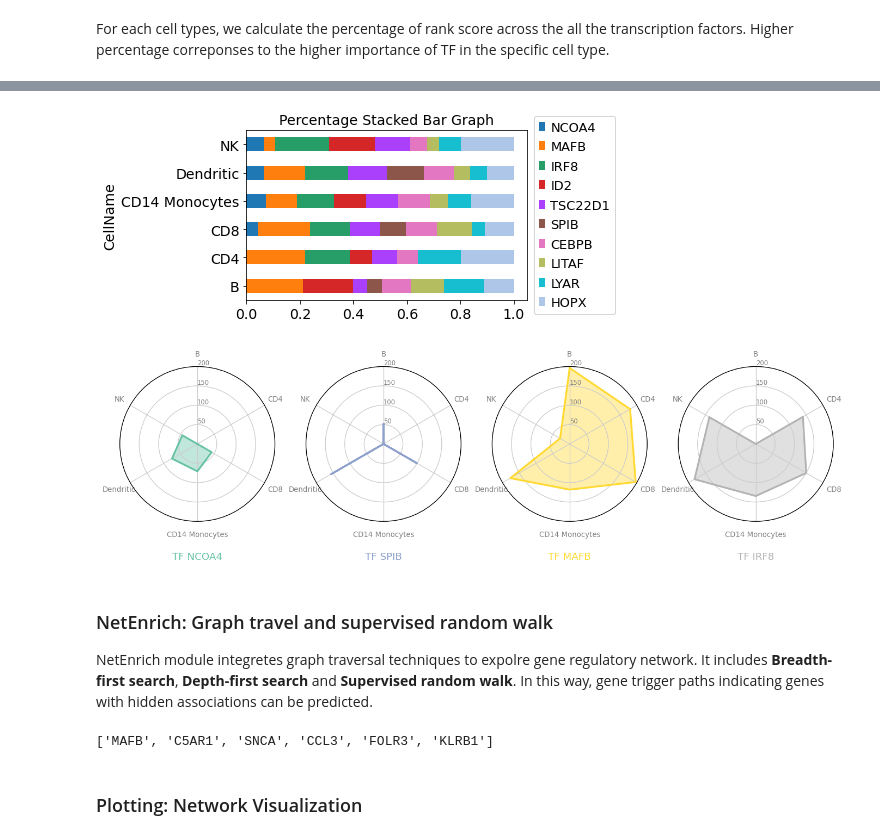
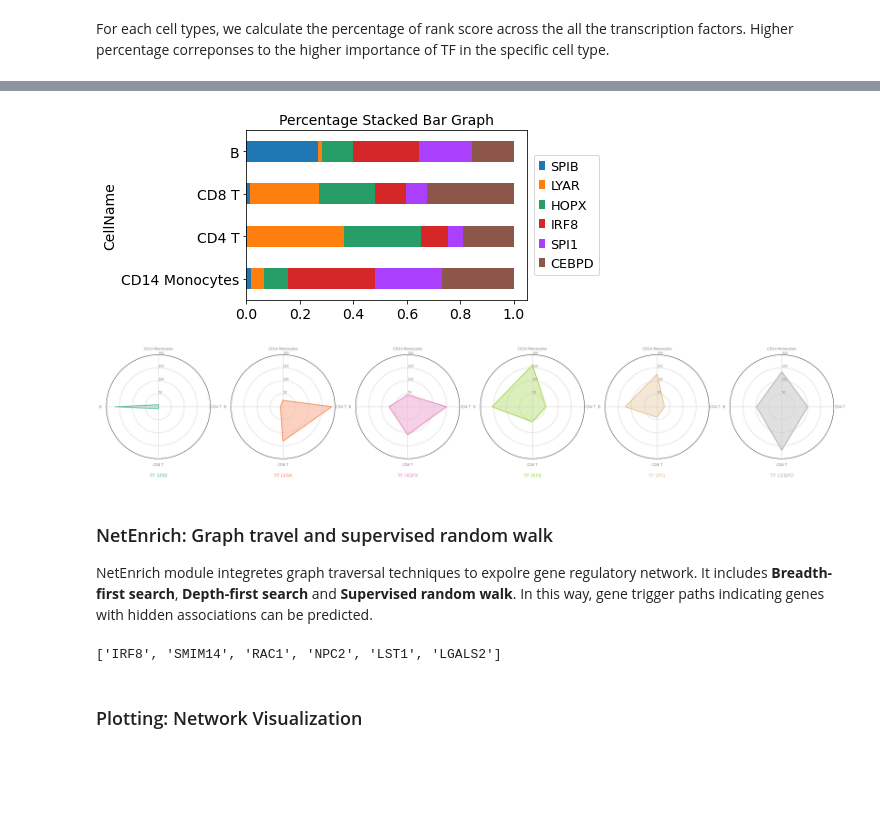
Before and after one commit to MingBit/PySCNet, a Jupyter notebook: tutorial/pyscnet_scanpy.ipynb, the cells around one changed output, grey strips where cells are left out. Drawn from its saved outputs; the diff is of its cells as text; code cells hidden in the pictures; blank space fills up the shorter version.

Commit message:
pbmc update

```diff
--- a/tutorial/pyscnet_scanpy.ipynb
+++ b/tutorial/pyscnet_scanpy.ipynb
@@ -75,6 +68,8 @@ WARNING: Gene labels are not shown when more than 50 genes are visualized. To sh
 # %%
 #import from local pickle
 scanpy_gne = pp.load_from_anndata(adata)
+tmp = pd.read_csv('tutorial_data/pyscnet_scanpy_pbmc/pbmc_raw.csv', index_col=0)
+scanpy_gne.ExpMatrix = tmp.T
 scanpy_gne.info
 # %% [output]
 Gnetdata object with
@@ -135,15 +143,15 @@ pyscnet provides multiple ways of predicting consensus network:
 
 Given consensus prediction, top *k* edges are selected for building gene graph. Genes importance can be estimated via node centralities including **degree, PageRank, closeness, betweenness**. Furthermore, gene modules are predicted by applying community detection algorithms.
 # %%
-names = ['B', 'CD14 Monocytes', 'CD4 T', 'CD8 T', 'Dendritic', 'FCGR3A Monocytes', 'NK']
-for cell_name in names[0]:
+cells = ['CD14 Monocytes', 'CD4 T', 'CD8 T', 'B']
+for cell_name in cells:
 
     scanpy_gne = pp.load_Gnetdata_object(filepath='tutorial_data/pyscnet_scanpy_pbmc/' + cell_name + '_gne.pk')
-    link_key=['GENIE3_links', 'PIDC_links', 'GRNBOOST2_links', 'phase_synchrony_links']
+    link_key=['GENIE3_links','GRNBOOST2_links', 'PIDC_links', 'phase_synchrony_links']
 
     #find consensus links based on ensemble classification
-    scanpy_gne = ne.find_consensus_graph(scanpy_gne, method='intersection', toprank=5000,
-                                         link_key=link_key)
+    scanpy_gne = ne.find_consensus_graph(scanpy_gne, method='intersection',
+                                         link_key=link_key, toprank=15000)
 
     #build graph for consensus links
     scanpy_gne = ne.buildnet(scanpy_gne, key_links='consensus_links')
@@ -152,13 +160,13 @@ for cell_name in names[0]:
     df = pd.DataFrame()
 
     for key in link_key:
-        order_link = scanpy_gne.NetAttrs[key].sort_values('weight', ascending=False, ignore_index=True).head(5000)
+        order_link = scanpy_gne.NetAttrs[key].sort_values('weight', ascending=False, ignore_index=True).head(15000)
         order_link['edge']= ["_".join(sorted([order_link.source[i], order_link.target[i]])) for i in range(order_link.shape[0])]
         order_link = order_link.drop_duplicates(subset=['edge'], keep='first')
 
         df[key] = order_link['edge']
 
-#     df.to_csv('tutorial_data/pyscnet_scanpy_pbmc/' + cell_name + '_venn_df.csv', index=False)
+    df.to_csv('tutorial_data/pyscnet_scanpy_pbmc/' + cell_name + '_venn_df.csv', index=False)
 
     #For consensus graph, gene importance can be via node centrality
     scanpy_gne = ne.get_centrality(scanpy_gne)
@@ -174,5 +182,5 @@ for cell_name in names[0]:
         tmp[name + 'rank'] = tmp[name].rank() + gap
 
     tmp['avg_rank'] = tmp.iloc[:, 5:].mean(axis=1)
-#     tmp.to_excel('tutorial_data/pyscnet_scanpy_pbmc/' + cell_name + '_centrality.xlsx', index=False)
+    tmp.to_excel('tutorial_data/pyscnet_scanpy_pbmc/' + cell_name + '_centrality.xlsx', index=False)
 # %% [output]
@@ -187,2 +204,6 @@ pageRank
 # %% [markdown]
 For each cell types, we calculate the percentage of rank score across the all the transcription factors. Higher percentage correponses to the higher importance of TF in the specific cell type.
+# %%
+import matplotlib as mpl
+TFs = ['SPIB', 'LYAR', 'HOPX', 'IRF8', 'SPI1', 'CEBPD']
+sc.pl.umap(adata, color=TFs, ncols=6)
@@ -188,0 +212,11 @@ For each cell types, we calculate the percentage of rank score across the all th
+# %%
+
+Marker_score = pd.DataFrame({'node': list(TFs)})
+for cell in cells:
+    tmp = pd.read_excel('tutorial_data/pyscnet_scanpy_pbmc/' + cell + '_centrality.xlsx')
+    print(cell)
+    test = tmp[tmp.node.isin(TFs)]
+    test.node = test.node.astype('category')
+    test.node.cat.set_categories(TFs, inplace=True)
+    print(test.sort_values('node')[['node', 'avg_rank']])
+    Marker_score[cell] = list(test.sort_values('node').avg_rank)
@@ -191,10 +243,10 @@ import pandas as pd
 import numpy as np
 import matplotlib.pyplot as plt
 
-df = pd.read_excel('tutorial_data/pyscnet_scanpy_pbmc/Marker_RankScore.xlsx')
-tmp = df.iloc[:, 1:]/df.iloc[:, 1:].sum(0)
+
+tmp = Marker_score.iloc[:, 1:]/Marker_score.iloc[:, 1:].sum(0)
 tmp = tmp.T.reset_index()
-tmp.columns = ['CellName'] + list(df.GeneName)
+tmp.columns = ['CellName'] + list(Marker_score.node)
 
 tmp.plot(
   x = 'CellName',
@@ -208,4 +260,4 @@ plt.legend(loc='center left', bbox_to_anchor=(1.0, 0.5))
 plt.grid(b=None)
 plt.savefig('tutorial_data/pyscnet_scanpy_pbmc/Marker_Percentage.pdf', dpi=300, bbox_inches='tight')
 # %% [output]
-[figure, old version]
+[figure, new version]
@@ -217,7 +266,7 @@ df = df.loc[df.GeneName.isin(TFs)].reindex([0, 5,1,2]).reset_index().iloc[:,1:]
 import matplotlib.pyplot as plt
 import pandas as pd
 from math import pi
-
+df = Marker_score
 def make_spider(row, title, color):
 
     categories=list(df)[1:]
@@ -228,45 +277,45 @@ def make_spider(row, title, color):
     angles += angles[:1]
 
     # Initialise the spider plot
-    ax = plt.subplot(1,4,row+1, polar=True)
+    ax = plt.subplot(1,6,row+1, polar=True)
 
 
     # If you want the first axis to be on top:
     ax.set_theta_offset(pi / 2)
     ax.set_theta_direction(-1)
 
     # Draw one axe per variable + add labels labels yet
     plt.xticks(angles[:-1], categories, color='grey', size=8)
 
     # Draw ylabels
     ax.set_rlabel_position(0)
     plt.yticks([50, 100, 150, 200], ["50","100","150", "200"], color="grey", size=7)
     plt.ylim(0,200)
 
     # Ind1
-    values=df.loc[row].drop('GeneName').values.flatten().tolist()
+    values=df.loc[row].drop('node').values.flatten().tolist()
     values += values[:1]
     ax.plot(angles, values, color=color, linewidth=2, linestyle='solid')
     ax.fill(angles, values, color=color, alpha=0.4)
 
     # Add a title
-    plt.title(title, size=11, color=color, y=-0.28)
+    plt.title(title, size=11, color=color, y=-0.2)
 
 # ------- PART 2: Apply to all individuals
 # initialize the figure
 my_dpi=96
-plt.figure(figsize=(14, 6), dpi=120)
+plt.figure(figsize=(30,80), dpi=120)
 
 # Create a color palette:
 my_palette = plt.cm.get_cmap("Set2", len(df.index))
 
 # Loop to plot
 for row in list(df.index):
-    make_spider(row=row, title='TF '+df['GeneName'][row], color=my_palette(row))
+    make_spider(row=row, title='TF '+df['node'][row], color=my_palette(row))
 
 plt.savefig('tutorial_data/pyscnet_scanpy_pbmc/Marker_Radar_Plot.pdf', bbox_inches='tight')
 # %% [output]
-[figure, old version]
+[figure, new version]
 # %% [markdown]
 ### NetEnrich: Graph travel and supervised random walk
 NetEnrich module integretes graph traversal techniques to expolre gene regulatory network. It includes **Breadth-first search**, **Depth-first search** and **Supervised random walk**. In this way, gene trigger paths indicating genes with hidden associations can be predicted.
@@ -275,8 +324,8 @@ path = ne.graph_traveral(scanpy_gne.NetAttrs['graph'], start='MAFB', threshold=2
 # %%
-random_path = ne.self_guide_walk(scanpy_gne, start='MAFB', supervisedby='pageRank', steps=5)
+random_path = ne.self_guide_walk(scanpy_gne, start='IRF8', supervisedby='pageRank', steps=5)
 random_path
 # %% [output]
-['MAFB', 'C5AR1', 'SNCA', 'CCL3', 'FOLR3', 'KLRB1']
+['IRF8', 'SMIM14', 'RAC1', 'NPC2', 'LST1', 'LGALS2']
 # %% [markdown]
 ### Plotting: Network Visualization
 # %%
```
Also changed, not shown: parts of 15 cells of this notebook, 30 other files.
